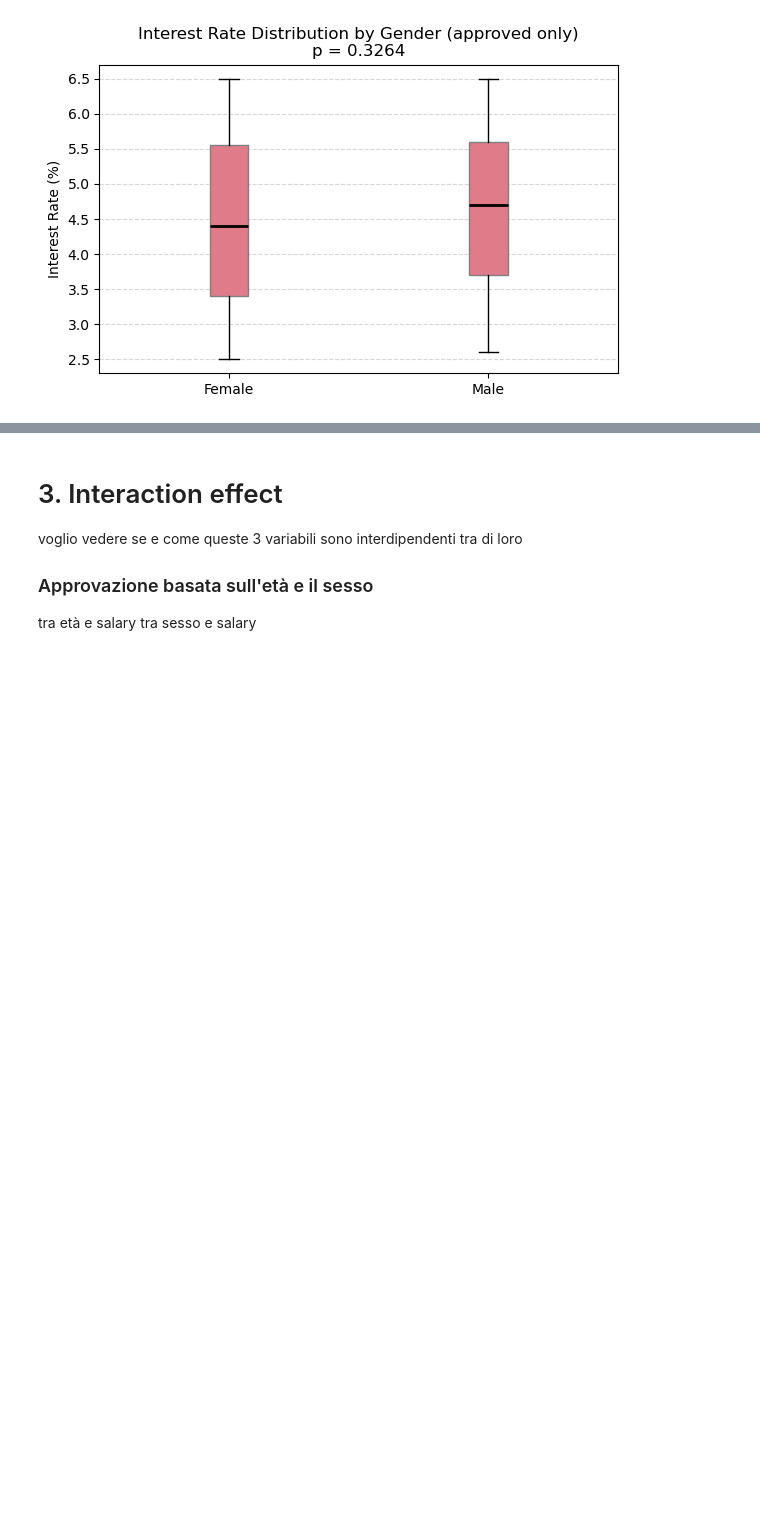
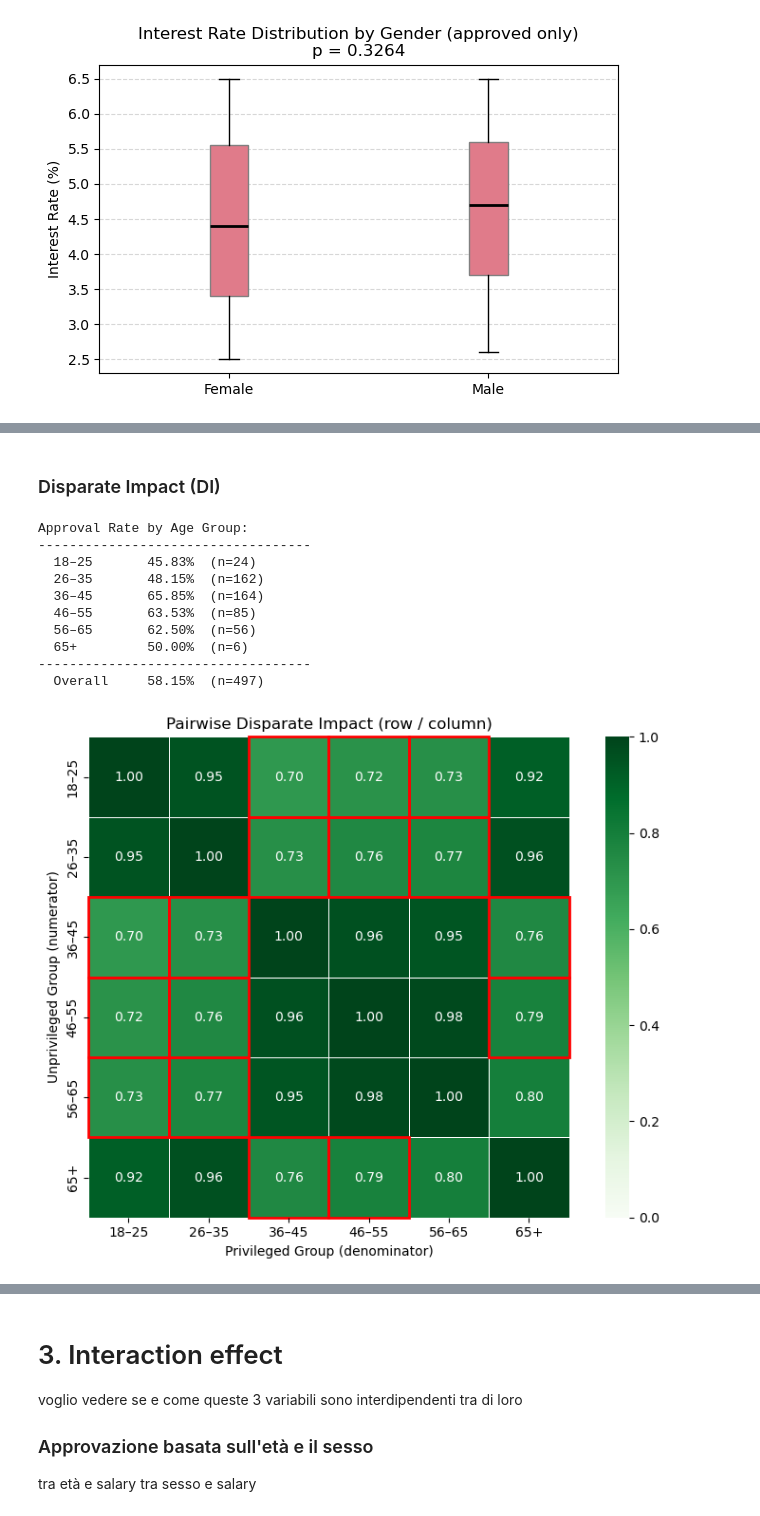
Before and after one commit to jmroque7/dego-project-team-14-TXB, a Jupyter notebook: Notebooks/02-bias-analysis.ipynb, the cells around one changed output, grey strips where cells are left out. Drawn from its saved outputs; the diff is of its cells as text; code cells hidden in the pictures; blank space fills up the shorter version.

```diff
--- a/Notebooks/02-bias-analysis.ipynb
+++ b/Notebooks/02-bias-analysis.ipynb
@@ -346,0 +365,75 @@ ValueError: time data "14/02/1982" doesn't match format "%Y-%m-%d", at position
+# %% [markdown]
+### Disparate Impact (DI)
+# %%
+# --- Age Group: Pairwise DI Heatmap ---
+
+# Approval rate per age group
+age_rates = (
+    flat.dropna(subset=["age_group"])
+    .groupby("age_group", observed=True)["decision.loan_approved"]
+    .agg(approval_rate="mean", n="count")
+)
+
+# Table
+overall_n = age_rates["n"].sum()
+overall_rate = (age_rates["approval_rate"] * age_rates["n"]).sum() / overall_n
+
+print("Approval Rate by Age Group:")
+print("-" * 35)
+for idx, row in age_rates.iterrows():
+    print(f"  {str(idx):<10}  {row['approval_rate']:.2%}  (n={int(row['n'])})")
+print("-" * 35)
+print(f"  {'Overall':<10}  {overall_rate:.2%}  (n={overall_n})")
+
+
+
+# Pairwise DI matrix: DI[i,j] = approval_rate[i] / approval_rate[j]
+groups = age_rates.index.astype(str).tolist()
+rates  = age_rates["approval_rate"].values
+
+di_matrix = pd.DataFrame(
+    [[min(rates[i], rates[j]) / max(rates[i], rates[j]) if i != j else 1.0
+      for j in range(len(rates))]
+     for i in range(len(rates))],
+    index=groups,
+    columns=groups
+)
+
+# Plot
+fig, ax = plt.subplots(figsize=(8, 6))
+
+sns.heatmap(
+    di_matrix,
+    annot=True,
+    fmt=".2f",
+    cmap="Greens",
+    vmin=0, vmax=1,
+    linewidths=0.5,
+    ax=ax,
+    square=True
+)
+
+ax.set_title("Pairwise Disparate Impact (row / column)")
+ax.set_xlabel("Privileged Group (denominator)")
+ax.set_ylabel("Unprivileged Group (numerator)")
+
+# Red border on cells with DI < 0.8 (excluding diagonal)
+for i in range(len(groups)):
+    for j in range(len(groups)):
+        if i != j and di_matrix.iloc[i, j] < 0.8:
+            ax.add_patch(plt.Rectangle((j, i), 1, 1, fill=False, edgecolor="red", lw=2, clip_on=False))
+
+plt.tight_layout()
+plt.show()
+# %% [output]
+Approval Rate by Age Group:
+-----------------------------------
+  18–25       45.83%  (n=24)
+  26–35       48.15%  (n=162)
+  36–45       65.85%  (n=164)
+  46–55       63.53%  (n=85)
+  56–65       62.50%  (n=56)
+  65+         50.00%  (n=6)
+-----------------------------------
+  Overall     58.15%  (n=497)
+[figure, added]
```
Also changed, not shown: parts of 15 cells of this notebook.
